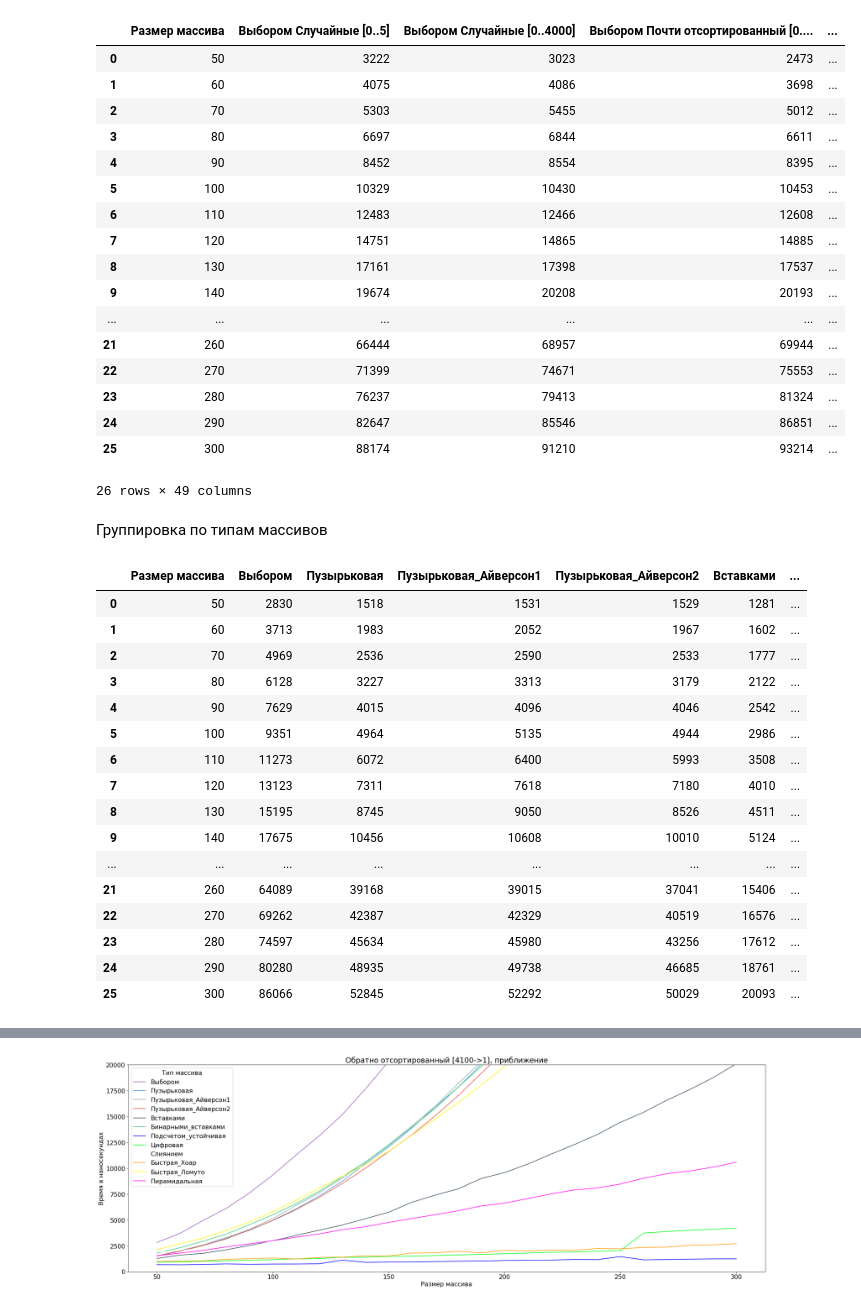
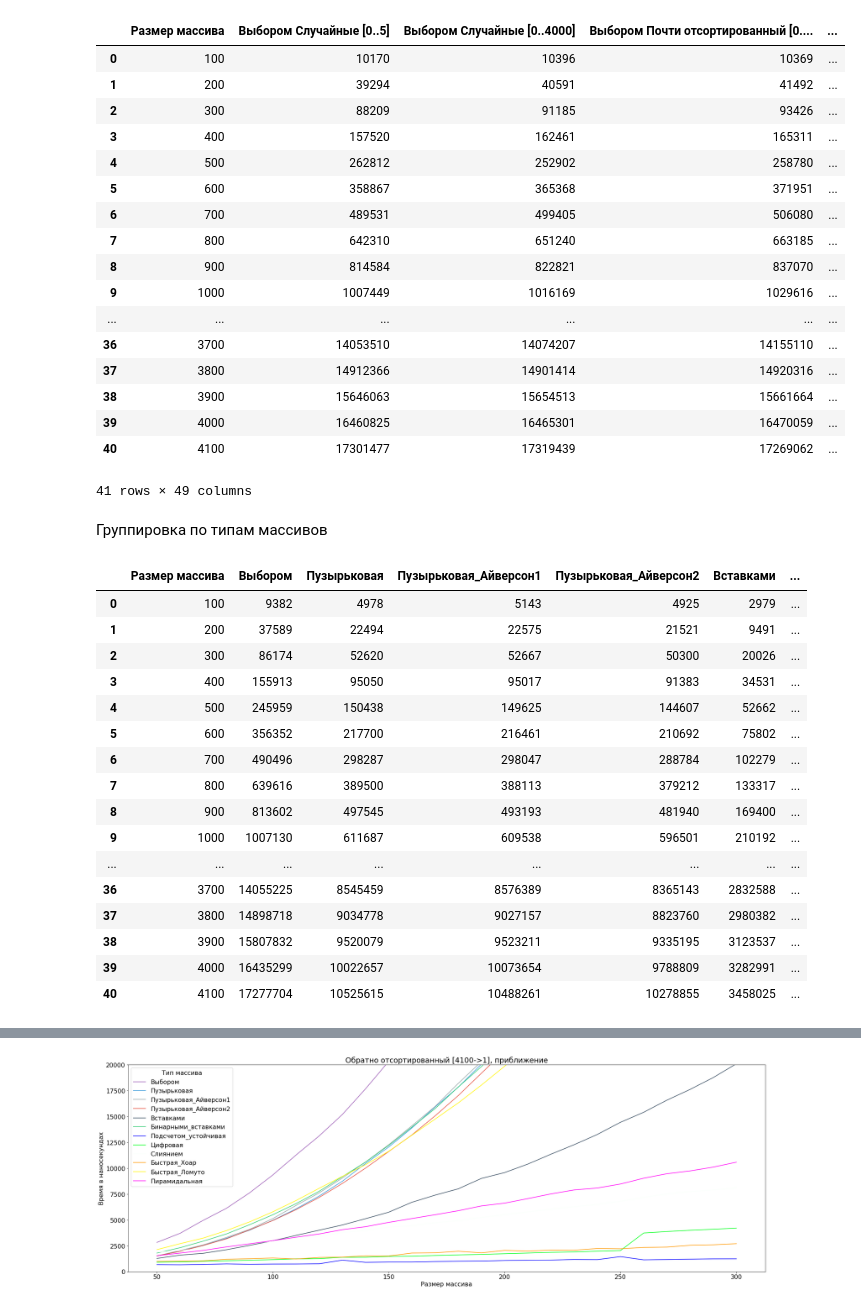
Before and after one commit to DmitySH/algo-sortcomp-kdz, a Jupyter notebook: SortComp/plotter/plotter.ipynb, the cells around one changed output, grey strips where cells are left out. Saved outputs shown, nothing was run; the diff lists cells and outputs as text; code cells hidden in the pictures.

```diff
--- a/SortComp/plotter/plotter.ipynb
+++ b/SortComp/plotter/plotter.ipynb
@@ -5,30 +5,30 @@ import matplotlib.pyplot as plt
 # %%
 import os
 
-directory = '../tmp_tables/'
+directory = '../tables/'
 filenames = os.listdir(directory)
 paths = ['{}{}'.format(directory, filename) for filename in filenames]
-df = pd.read_csv(paths[1], sep=';')
+df = pd.read_csv(paths[0], sep=';')
 df
 # %% [output]
 |  | Размер массива | Выбором Случайные [0..5] | Выбором Случайные [0..4000] | Выбором Почти отсортированный [0.... | ... |
-| 0 | 50 | 3222 | 3023 | 2473 | ... |
-| 1 | 60 | 4075 | 4086 | 3698 | ... |
-| 2 | 70 | 5303 | 5455 | 5012 | ... |
-| 3 | 80 | 6697 | 6844 | 6611 | ... |
-| 4 | 90 | 8452 | 8554 | 8395 | ... |
-| 5 | 100 | 10329 | 10430 | 10453 | ... |
-| 6 | 110 | 12483 | 12466 | 12608 | ... |
-| 7 | 120 | 14751 | 14865 | 14885 | ... |
-| 8 | 130 | 17161 | 17398 | 17537 | ... |
-| 9 | 140 | 19674 | 20208 | 20193 | ... |
+| 0 | 100 | 10170 | 10396 | 10369 | ... |
+| 1 | 200 | 39294 | 40591 | 41492 | ... |
+| 2 | 300 | 88209 | 91185 | 93426 | ... |
+| 3 | 400 | 157520 | 162461 | 165311 | ... |
+| 4 | 500 | 262812 | 252902 | 258780 | ... |
+| 5 | 600 | 358867 | 365368 | 371951 | ... |
+| 6 | 700 | 489531 | 499405 | 506080 | ... |
+| 7 | 800 | 642310 | 651240 | 663185 | ... |
+| 8 | 900 | 814584 | 822821 | 837070 | ... |
+| 9 | 1000 | 1007449 | 1016169 | 1029616 | ... |
 | ... | ... | ... | ... | ... | ... |
-| 21 | 260 | 66444 | 68957 | 69944 | ... |
-| 22 | 270 | 71399 | 74671 | 75553 | ... |
-| 23 | 280 | 76237 | 79413 | 81324 | ... |
-| 24 | 290 | 82647 | 85546 | 86851 | ... |
-| 25 | 300 | 88174 | 91210 | 93214 | ... |
+| 36 | 3700 | 14053510 | 14074207 | 14155110 | ... |
+| 37 | 3800 | 14912366 | 14901414 | 14920316 | ... |
+| 38 | 3900 | 15646063 | 15654513 | 15661664 | ... |
+| 39 | 4000 | 16460825 | 16465301 | 16470059 | ... |
+| 40 | 4100 | 17301477 | 17319439 | 17269062 | ... |
-26 rows × 49 columns
+41 rows × 49 columns
 # %% [markdown]
 Группировка по типам массивов
 # %%
@@ -45,22 +45,22 @@ for i in range(1, 5):
 new_data[3]
 # %% [output]
 |  | Размер массива | Выбором | Пузырьковая | Пузырьковая_Айверсон1 | Пузырьковая_Айверсон2 | Вставками | ... |
-| 0 | 50 | 2830 | 1518 | 1531 | 1529 | 1281 | ... |
-| 1 | 60 | 3713 | 1983 | 2052 | 1967 | 1602 | ... |
-| 2 | 70 | 4969 | 2536 | 2590 | 2533 | 1777 | ... |
-| 3 | 80 | 6128 | 3227 | 3313 | 3179 | 2122 | ... |
-| 4 | 90 | 7629 | 4015 | 4096 | 4046 | 2542 | ... |
-| 5 | 100 | 9351 | 4964 | 5135 | 4944 | 2986 | ... |
-| 6 | 110 | 11273 | 6072 | 6400 | 5993 | 3508 | ... |
-| 7 | 120 | 13123 | 7311 | 7618 | 7180 | 4010 | ... |
-| 8 | 130 | 15195 | 8745 | 9050 | 8526 | 4511 | ... |
-| 9 | 140 | 17675 | 10456 | 10608 | 10010 | 5124 | ... |
+| 0 | 100 | 9382 | 4978 | 5143 | 4925 | 2979 | ... |
+| 1 | 200 | 37589 | 22494 | 22575 | 21521 | 9491 | ... |
+| 2 | 300 | 86174 | 52620 | 52667 | 50300 | 20026 | ... |
+| 3 | 400 | 155913 | 95050 | 95017 | 91383 | 34531 | ... |
+| 4 | 500 | 245959 | 150438 | 149625 | 144607 | 52662 | ... |
+| 5 | 600 | 356352 | 217700 | 216461 | 210692 | 75802 | ... |
+| 6 | 700 | 490496 | 298287 | 298047 | 288784 | 102279 | ... |
+| 7 | 800 | 639616 | 389500 | 388113 | 379212 | 133317 | ... |
+| 8 | 900 | 813602 | 497545 | 493193 | 481940 | 169400 | ... |
+| 9 | 1000 | 1007130 | 611687 | 609538 | 596501 | 210192 | ... |
 | ... | ... | ... | ... | ... | ... | ... | ... |
-| 21 | 260 | 64089 | 39168 | 39015 | 37041 | 15406 | ... |
-| 22 | 270 | 69262 | 42387 | 42329 | 40519 | 16576 | ... |
-| 23 | 280 | 74597 | 45634 | 45980 | 43256 | 17612 | ... |
-| 24 | 290 | 80280 | 48935 | 49738 | 46685 | 18761 | ... |
-| 25 | 300 | 86066 | 52845 | 52292 | 50029 | 20093 | ... |
+| 36 | 3700 | 14055225 | 8545459 | 8576389 | 8365143 | 2832588 | ... |
+| 37 | 3800 | 14898718 | 9034778 | 9027157 | 8823760 | 2980382 | ... |
+| 38 | 3900 | 15807832 | 9520079 | 9523211 | 9335195 | 3123537 | ... |
+| 39 | 4000 | 16435299 | 10022657 | 10073654 | 9788809 | 3282991 | ... |
+| 40 | 4100 | 17277704 | 10525615 | 10488261 | 10278855 | 3458025 | ... |
 # %%
 fig, axes = plt.subplots(len(new_data) + 3, 1, figsize=(30, 90))
 plt.rcParams.update({'font.size': 16})
```
Also changed, not shown: parts of 2 cells of this notebook, 7 other files.
